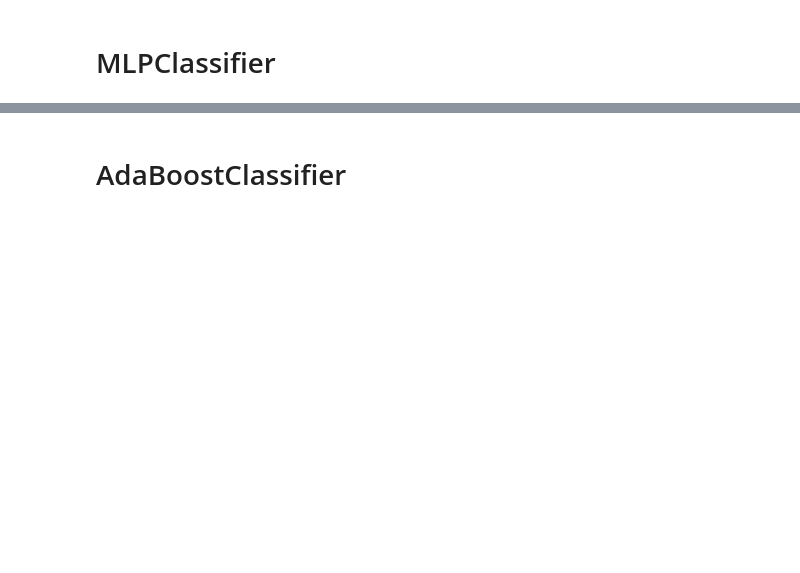
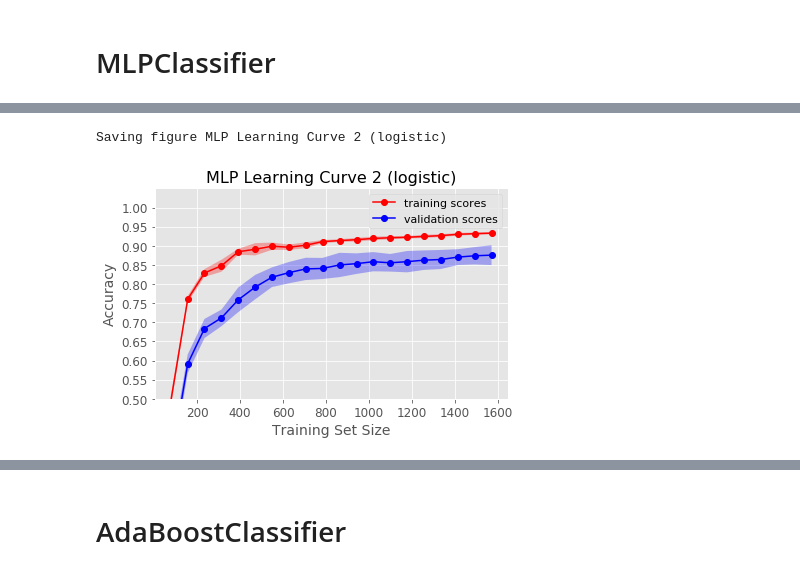
Before and after one commit to wanlipu/dsmain, a Jupyter notebook: machine_learning/classification-final-2-mnist.ipynb, the cells around one changed output, grey strips where cells are left out. Cells and saved outputs as stored; diff of their text form; code cells hidden in the pictures; blank space fills up the shorter version.

```diff
--- a/machine_learning/classification-final-2-mnist.ipynb
+++ b/machine_learning/classification-final-2-mnist.ipynb
@@ -284,20 +302,23 @@ plot_learning_curve()
 # %%
 def plot_learning_curve_mlp2():
     train_sizes = np.linspace(0.05, 1, 20)
     # if the train size is too small, training sample may only contain one class
-    N_train, val_train, val_test = learning_curve(MLPClassifier(solver='lbfgs', alpha=1e-5,
+    N_train, val_train, val_test = learning_curve(MLPClassifier(solver='lbfgs', alpha=1e1,
                         hidden_layer_sizes=30, max_iter = 100, activation = 'logistic',random_state=1),
                                                   X_train, y_train, train_sizes=train_sizes, cv=10)
     plot_curve(N_train, val_train, label='training scores', color = 'r')
     plot_curve(N_train, val_test, label='validation scores', color = 'b')
     lower = 0.5; upper = 1; interval = 0.05
     ytick_range = np.arange(lower, upper+interval, interval)
     plt.ylim(lower, upper+interval)
     plt.yticks(ytick_range)
     plt.xlabel('Training Set Size'); plt.ylabel('Accuracy')
     plt.title('MLP Learning Curve 2 (logistic)', fontsize=16)
     plt.legend(fontsize=11)
     #plt.grid()
     save_fig('MLP Learning Curve 2 (logistic)', tight_layout=True)
 
 plot_learning_curve_mlp2()
+# %% [output]
+Saving figure MLP Learning Curve 2 (logistic)
+[figure, added]
```
Also changed, not shown: parts of 49 cells of this notebook, 32 other files.
